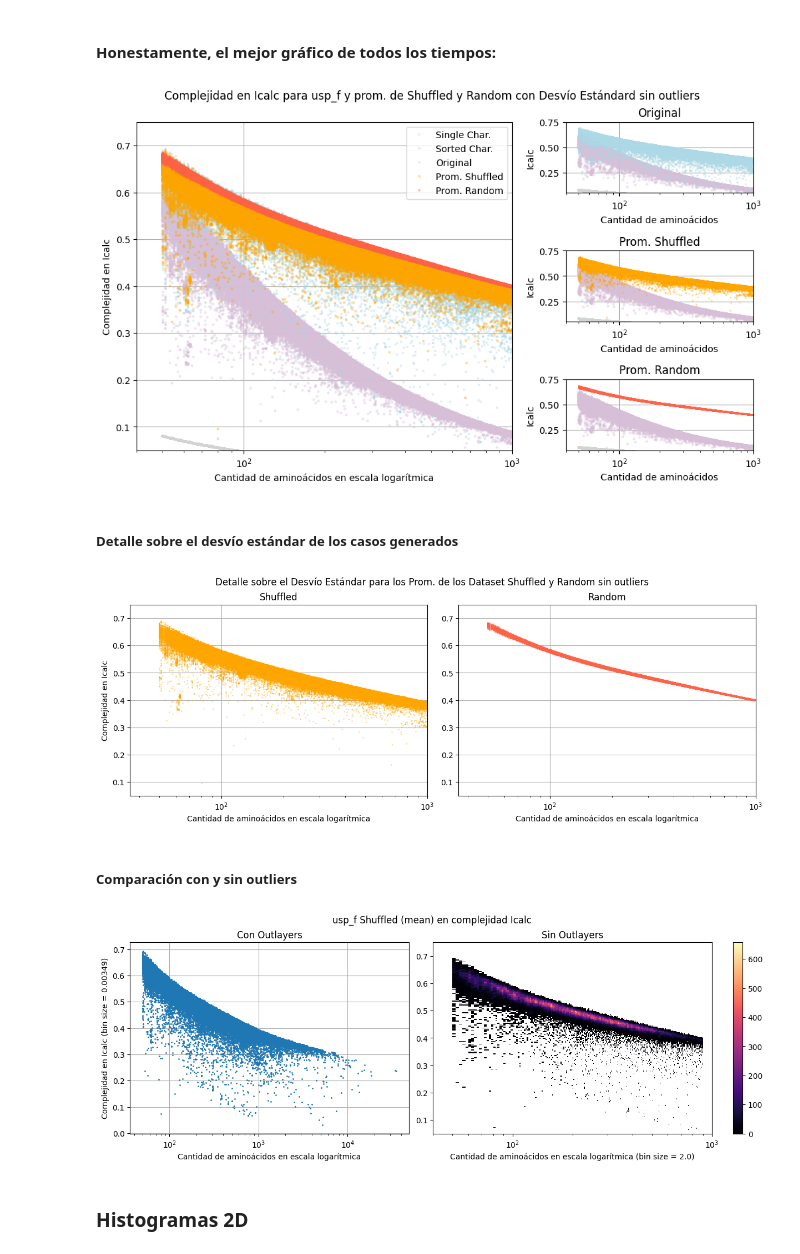
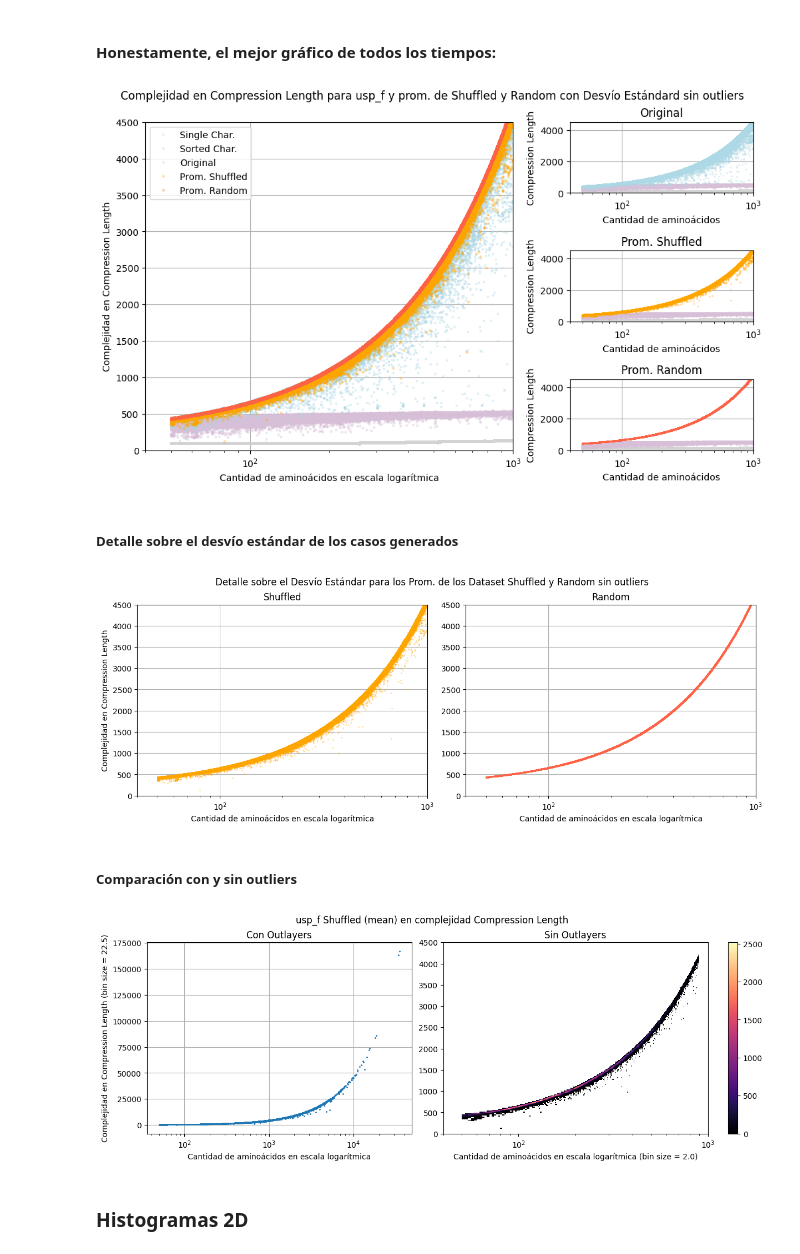
Before and after one commit to marianoOca/tesis, a Jupyter notebook: ploting.ipynb, the cells around one changed output. Saved outputs shown, nothing was run; the diff lists cells and outputs as text; code cells hidden in the pictures.

```diff
--- a/ploting.ipynb
+++ b/ploting.ipynb
@@ -20,16 +20,15 @@ dataset_name = "usp_f"
 # 6: Shannon entropy (bit(s))
 # 7: Second order entropy (bit(s))
 # 8: Compression length (using gzip) (bits)
-selection = 1
+selection = 8
 #################################################
 
-[complexity, shuf_res, rand_res, sing_res, sort_res, y_range] = get_parameters_for(selection, dataset_name)
+[complexity, orig_res, shuf_res, rand_res, sing_res, sort_res, y_range] = get_parameters_for(selection, dataset_name)
 sizes = read_list_from_file("data/sizes_" + dataset_name + ".txt")
-original = shuf_res[0]
 
 #Convierte el tipo de list a numpy.ndarray
-Xs = np.matrix(shuf_res[1:]).A
-Xr = np.matrix(rand_res[1:]).A
+Xs = np.matrix(shuf_res).A#Xs = np.matrix(shuf_res[1:]).A
+Xr = np.matrix(rand_res).A#Xr = np.matrix(rand_res[1:]).A
 
 mean_s = Xs.mean(axis=0)
 sigma_s = Xs.std(axis=0)
@@ -54,7 +53,7 @@ def plot_original_vs_means_random_and_shuffled_with_std_dev(outliers:bool = Fals
         axs[a].plot(sizes, sing_res, 'o', markersize=2, label = "Single Char.", color=colors[3], alpha=alpha_dots)
         axs[a].plot(sizes, sort_res, 'o', markersize=2, label = "Sorted Char.", color=colors[4], alpha=alpha_dots)
 
-    axs["main"].plot(sizes, original,'s', markersize=2, label = "Original", color=colors[0], alpha=alpha_dots)
+    axs["main"].plot(sizes, orig_res,'s', markersize=2, label = "Original", color=colors[0], alpha=alpha_dots)
     axs["main"].plot(sizes, mean_s, 'o', markersize=2, label = "Prom. Shuffled", color=colors[1], alpha=alpha_dots)
     axs["main"].fill_between(sizes, mean_s+sigma_s, mean_s-sigma_s, facecolor=colors[1], alpha=alpha_std_dev)
     axs["main"].plot(sizes, mean_r, 'o', markersize=2, label = "Prom. Random", color=colors[2], alpha=alpha_dots)
@@ -62,7 +61,7 @@ def plot_original_vs_means_random_and_shuffled_with_std_dev(outliers:bool = Fals
     axs["main"].legend()
 
     axs["original"].set_title("Original")
-    axs["original"].plot(sizes, original, 's', markersize=1, color=colors[0], alpha=alpha_dots)
+    axs["original"].plot(sizes, orig_res, 's', markersize=1, color=colors[0], alpha=alpha_dots)
 
     axs["shuffled"].set_title("Prom. Shuffled")
     axs["shuffled"].plot(sizes, mean_s, 'o', markersize=1, color=colors[1], alpha=alpha_dots)
@@ -113,19 +112,19 @@ def plot_detail_of_shuffled_and_random(outliers:bool = False, log_x:bool = True,
         ax1.set_ylim(y_range)
         ax2.set_ylim(y_range)
         upper_limit = get_upper_limit(sizes, 1000)
-        ax1.set_xlim(0, upper_limit)
-        ax2.set_xlim(0, upper_limit)
+        ax1.set_xlim(40, upper_limit)
+        ax2.set_xlim(40, upper_limit)
 
     plt.show()
 
 
 ##  HISTOGRAMAS 2D ##
 
-def plot_with_and_without_outlayers(data, type:str, log_x:bool = True, bins_x:int = 450, bins_y:int = 200) -> None:
+def plot_with_and_without_outlayers(data, title:str, log_x:bool = True, bins_x:int = 450, bins_y:int = 200) -> None:
     fig = plt.figure(figsize=(12, 4.5), layout='constrained')
     (ax1, ax2) = fig.subplots(1, 2)
 
-    fig.suptitle(dataset_name + " " + type + " en complejidad " + complexity)
+    fig.suptitle(dataset_name + " " + title + " en complejidad " + complexity)
     ax1.set_title("Con Outlayers")
     ax2.set_title("Sin Outlayers")
     ax1.set_ylabel("Complejidad en " + complexity)
@@ -153,8 +152,8 @@ def plot_with_and_without_outlayers(data, type:str, log_x:bool = True, bins_x:in
 def plot_density_without_ouliers_for_shuffled_and_random(log_x:bool = True, bins_x:int = 450, bins_y:int = 200) -> None:
     all_s,  all_r, all_sizes = [], [], []
     for i in range(10):
-        all_s = all_s + shuf_res[i+1]
-        all_r = all_r + rand_res[i+1]
+        all_s = all_s + shuf_res[i]
+        all_r = all_r + rand_res[i]
         all_sizes = all_sizes + sizes
 
     fig = plt.figure(figsize=(12, 4.5), layout='constrained')
@@ -195,7 +194,7 @@ def plot_density_without_ouliers_for_original(log_x:bool = True, bins_x:int = 45
     plt.xlabel("Cantidad de aminoácidos"+ (" en escala logarítmica" if log_x else "") + " (bin size = " + str(900/bins_x)[:7] + ")")
 
     magma = get_colormap()
-    plt.hist2d(sizes, original, bins=(bins_x,bins_y),
+    plt.hist2d(sizes, orig_res, bins=(bins_x,bins_y),
             range = [[0, 900], y_range],
             cmap = magma)
     plt.colorbar()
@@ -207,8 +206,8 @@ def plot_density_without_ouliers_for_original(log_x:bool = True, bins_x:int = 45
     plt.show()
 
 def plot_original_over_shufled_and_random(log_x:bool = True, bins_x:int = 450, bins_y:int = 200) -> None:
-    quotient_s = np.divide(np.array(original), mean_s)
-    quotient_r = np.divide(np.array(original), mean_r)
+    quotient_s = np.divide(np.array(orig_res), mean_s)
+    quotient_r = np.divide(np.array(orig_res), mean_r)
     y_range2 = get_y_range2(complexity)
 
     fig = plt.figure(figsize=(12, 4.5), layout='constrained')
@@ -244,7 +243,7 @@ def plot_original_over_shufled_and_random(log_x:bool = True, bins_x:int = 450, b
     plt.show()
 
 def plot_original_over(dataset:np.ndarray, type:str, log_x:bool = True, bins_x:int = 450, bins_y:int = 200) -> None:
-    quotient = np.divide(np.array(original), dataset)
+    quotient = np.divide(np.array(orig_res), dataset)
     y_range2 = get_y_range2(complexity)
 
     plt.figure(figsize=(10, 7))
@@ -268,21 +267,21 @@ def plot_original_over(dataset:np.ndarray, type:str, log_x:bool = True, bins_x:i
 # %%
 plot_original_vs_means_random_and_shuffled_with_std_dev()
 # %% [output]
-[figure, old version]
+[figure, new version]
 # %% [markdown]
 ##### Detalle sobre el desvío estándar de los casos generados
 # %%
 plot_detail_of_shuffled_and_random()
 # %% [output]
-[figure, old version]
+[figure, new version]
 # %% [markdown]
 ##### Comparación con y sin outliers
 # %%
-#plot_with_and_without_outlayers(original, "Original")
-plot_with_and_without_outlayers(original, "Shuffled (mean)")
+#plot_with_and_without_outlayers(orig_res, "Original")
+plot_with_and_without_outlayers(mean_s, "Shuffled (mean)")
 #plot_with_and_without_outlayers(mean_r, "Random (mean)")
 # %% [output]
-[figure, old version]
+[figure, new version]
 # %% [markdown]
 ### Histogramas 2D
 # %%
```
Also changed, not shown: parts of 1 cell of this notebook, 2 other files.
